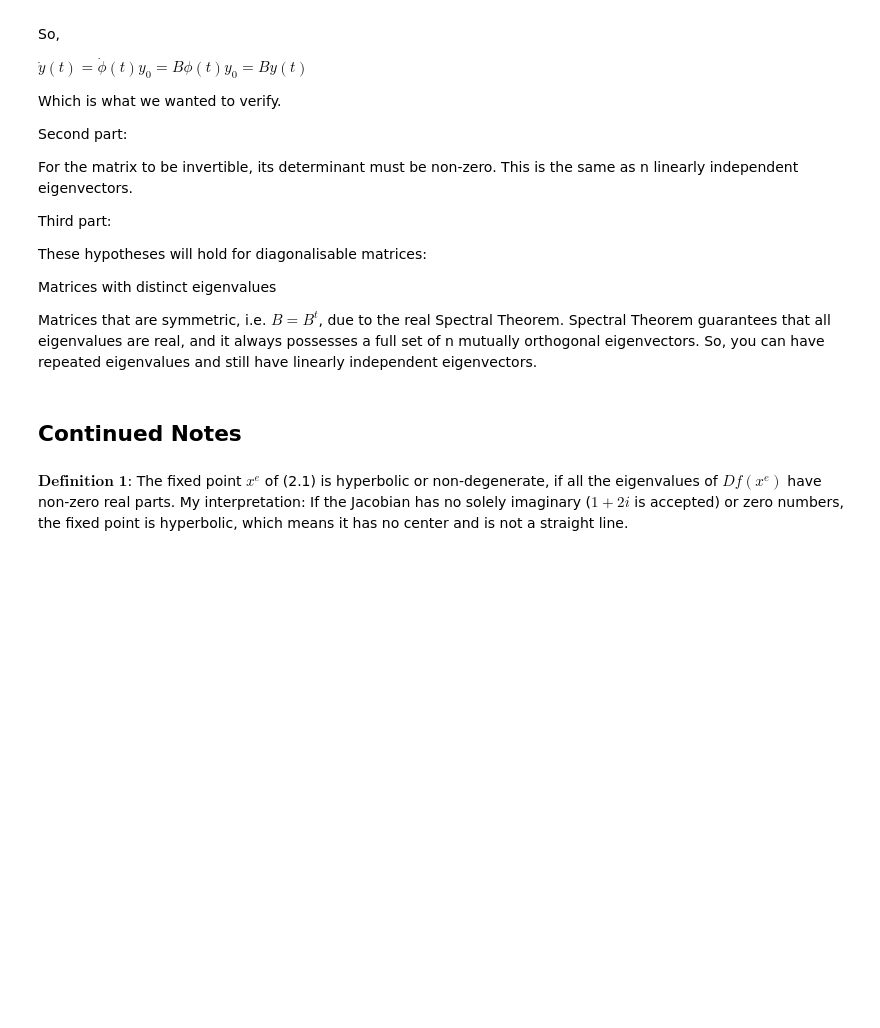
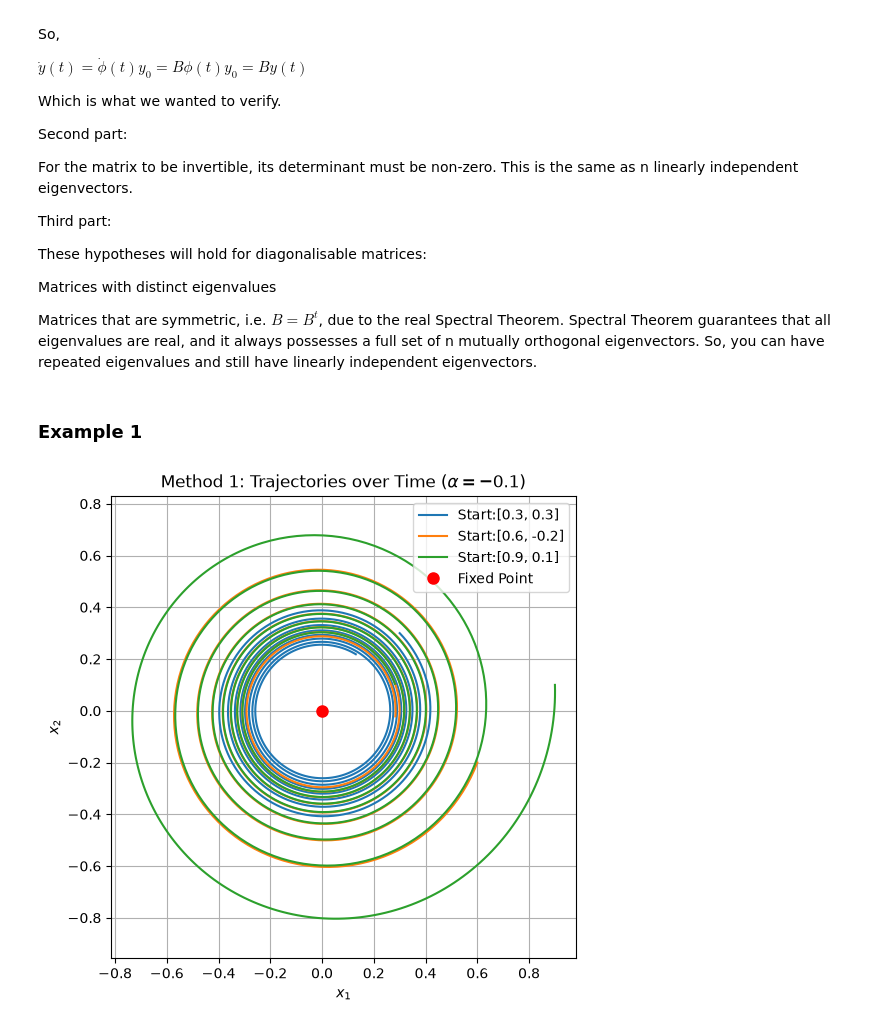
Before and after one commit to Sean26-iti/ShortCourseforMathematicalNeuro, a Jupyter notebook: E&HChapterTwo.ipynb, the cells around one changed output. Drawn from its saved outputs; the diff is of its cells as text; code cells hidden in the pictures; blank space fills up the shorter version.

Commit message:
Example 1
Finally, some graphs! This is a fun one - phase planes and trajectories, and how their alpha affects them.

```diff
--- a/E&HChapterTwo.ipynb
+++ b/E&HChapterTwo.ipynb
@@ -62,7 +62,43 @@ Matrices with distinct eigenvalues
 
 Matrices that are symmetric, i.e. $B=B^t$, due to the  real Spectral Theorem. Spectral Theorem guarantees that all eigenvalues are real, and it always possesses a full set of n mutually orthogonal eigenvectors. So, you can have repeated eigenvalues and still have linearly independent eigenvectors.
 # %% [markdown]
-## Continued Notes
+### Example 1
-# %% [markdown]
-$\textbf{Definition 1}$: The fixed point $x^{e}$ of (2.1) is hyperbolic or non-degenerate, if all the eigenvalues of $Df(x^{e})$ have non-zero real parts.
-My interpretation: If the Jacobian has no solely imaginary ($1+2i$ is accepted) or zero numbers, the fixed point is hyperbolic, which means it has no center and is not a straight line.
+# %%
+import numpy as np
+import matplotlib.pyplot as plt
+from scipy.integrate import solve_ivp
+
+#The function
+def degenerate_system(t, z, alpha):
+    x1, x2 = z #have to package them together for solve_ivp
+    r_sq = x1**2 + x2**2  # This is (x1^2 + x2^2)
+
+    dx1_dt = x2 + alpha * r_sq * x1  # x2 + alpha*(x1^2 + x2^2)*x1
+    dx2_dt = -x1 + alpha * r_sq * x2 # -x1 + alpha*(x1^2 + x2^2)*x2
+    return [dx1_dt, dx2_dt]
+
+# Setup
+t_span=(0,50)
+t_eval = np.linspace(0, 50, 2000)
+alpha_val = -0.1 #checking negative alpha first, should be stable
+initial_conditions = [[0.3,0.3], [0.6,-0.2], [0.9,0.1]]
+
+#The plot
+plt.figure(figsize=(6,6))
+
+for ic in initial_conditions:
+    sol = solve_ivp(degenerate_system, t_span, ic, args=(alpha_val,), t_eval = t_eval)
+    plt.plot(sol.y[0], sol.y[1], label = f"Start:{ic}")
+
+plt.plot(0,0, 'ro', markersize = 8, label= "Fixed Point")
+plt.title(r"Method 1: Trajectories over Time ($\alpha = -0.1$)")
+plt.xlabel("$x_1$")
+plt.ylabel("$x_2$")
+plt.axis('equal')
+plt.grid(True)
+plt.legend()
+plt.show()
+
+#So this runs solve_ivp 2000 times at equal intervals for each set of initial conditions.
+# %% [output]
+[figure, added]
```
Also changed, not shown: parts of 7 cells of this notebook.
